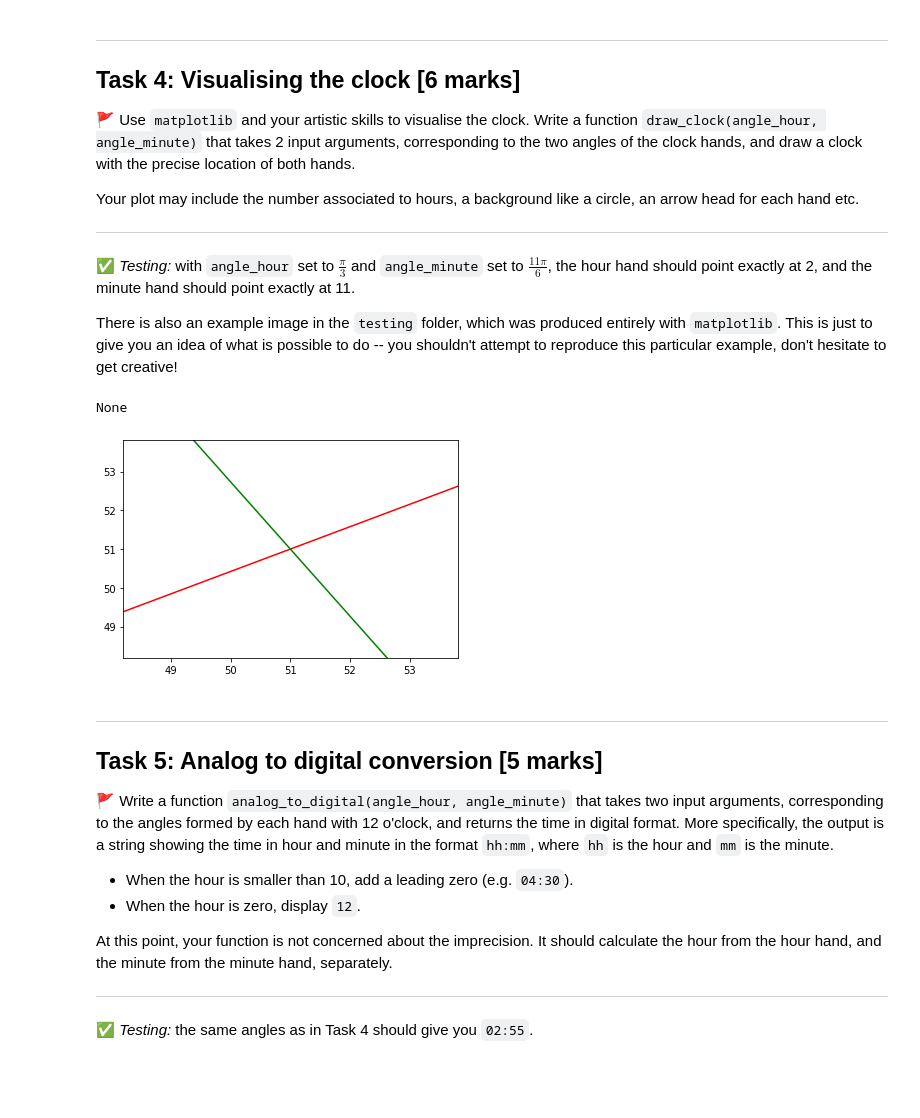
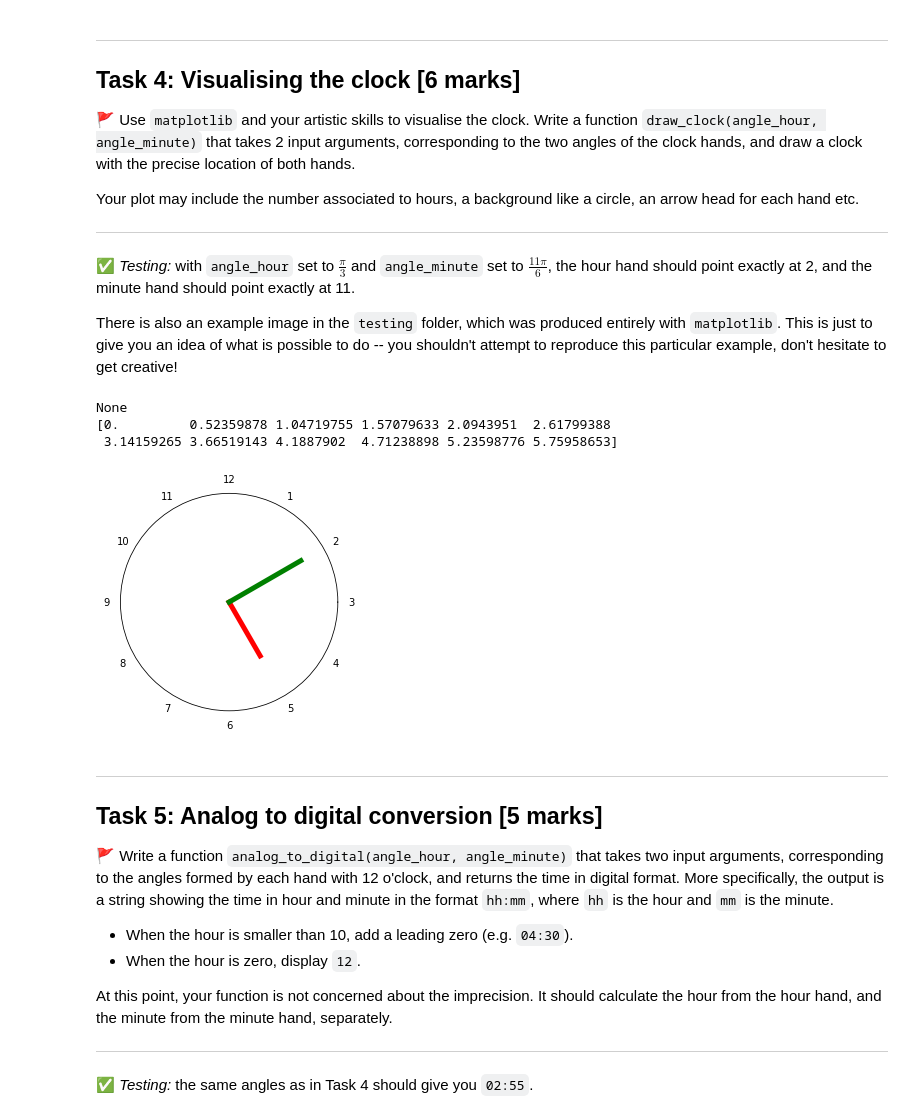
Before and after one commit to primroseisaseal/python-project, a Jupyter notebook: project_1.ipynb, the cells around one changed output. Drawn from its saved outputs; the diff is of its cells as text; code cells hidden in the pictures; blank space fills up the shorter version.

```diff
--- a/project_1.ipynb
+++ b/project_1.ipynb
@@ -247,21 +247,32 @@ Your plot may include the number associated to hours, a background like a circle
 ✅ *Testing:* with `angle_hour` set to $\frac{\pi}{3}$ and `angle_minute` set to $\frac{11\pi}{6}$, the hour hand should point exactly at 2, and the minute hand should point exactly at 11.
 
 There is also an example image in the `testing` folder, which was produced entirely with `matplotlib`. This is just to give you an idea of what is possible to do -- you shouldn't attempt to reproduce this particular example, don't hesitate to get creative!
-# %%
-def draw_clock(angle_hour,angle_minute):
-    angle_y_hour = np.pi/2 - angle_hour
-    angle_y_minute  = np.pi/2 - angle_minute
-    slope_hour = np.tan(angle_y_hour)
-    slope_minute = np.tan(angle_y_minute)
-    fig = plt.figure()
-    ax = fig.add_subplot(1, 1, 1)
-    ax.axline(xy1=(51, 51), slope=slope_hour, color='r')
-    ax.axline(xy1=(51, 51), slope=slope_minute, color='g')
-
-print(draw_clock(np.pi/3,np.pi*11/6))
-# %% [output]
-None
-[figure, removed]
+# %%
+#polar plot https://matplotlib.org/stable/gallery/pie_and_polar_charts/polar_demo.html
+#draw clock
+def draw_clock(angle_hour,angle_minute):
+    angle_y_hour = np.pi/2 - angle_hour
+    angle_y_minute  = np.pi/2 - angle_minute
+    slope_hour = np.tan(angle_y_hour)
+    slope_minute = np.tan(angle_y_minute)
+    fig, ax = plt.subplots(subplot_kw={'projection': 'polar'})
+    plt.setp(ax.get_yticklabels(), visible=False)
+    ax.grid(False)
+    ax.set_xticks(np.array([5.23598776, 5.75958653, 0, 0.52359878, 1.04719755, 1.57079633, 2.0943951,  2.61799388,3.14159265, 3.66519143, 4.1887902,  4.71238898]))
+    ax.set_xticklabels(range(1,13))
+    ax.set_theta_direction(-1)
+    ax.plot(2*np.pi*1, 1.5)
+    ax.plot([angle_hour,angle_hour], [0,0.9], color="r", linewidth=5)
+    ax.plot([angle_minute,angle_minute], [0,1.2], color="g", linewidth=5)
+
+
+print(draw_clock(np.pi/3,np.pi*11/6))
+print(np.linspace(0, np.pi*2, 12, endpoint=False))
+# %% [output]
+None
+[0.         0.52359878 1.04719755 1.57079633 2.0943951  2.61799388
+ 3.14159265 3.66519143 4.1887902  4.71238898 5.23598776 5.75958653]
+[figure, added]
 # %% [markdown]
 ---
 ## Task 5: Analog to digital conversion [5 marks]
```
Also changed, not shown: parts of 1 cell of this notebook.
